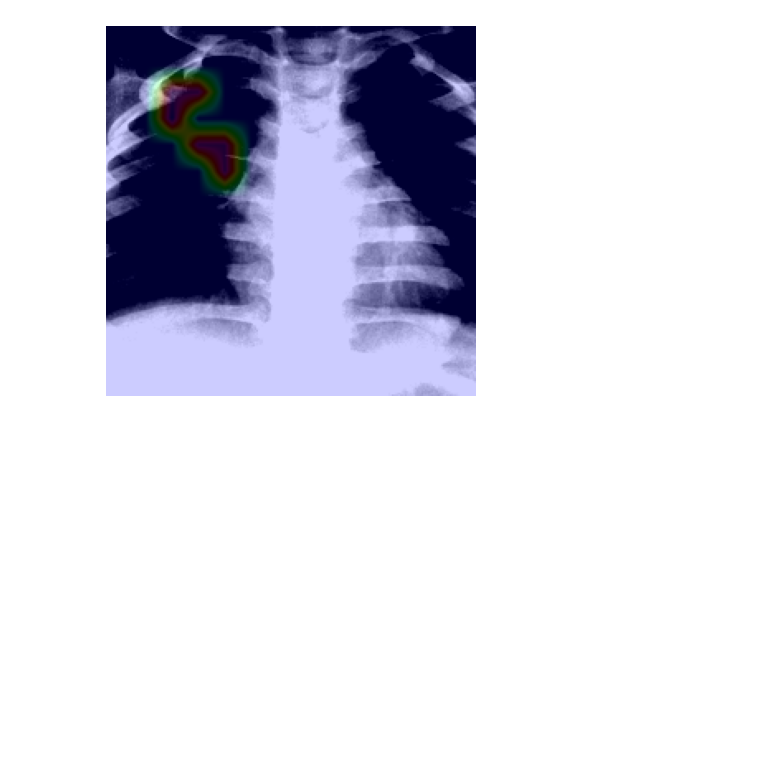
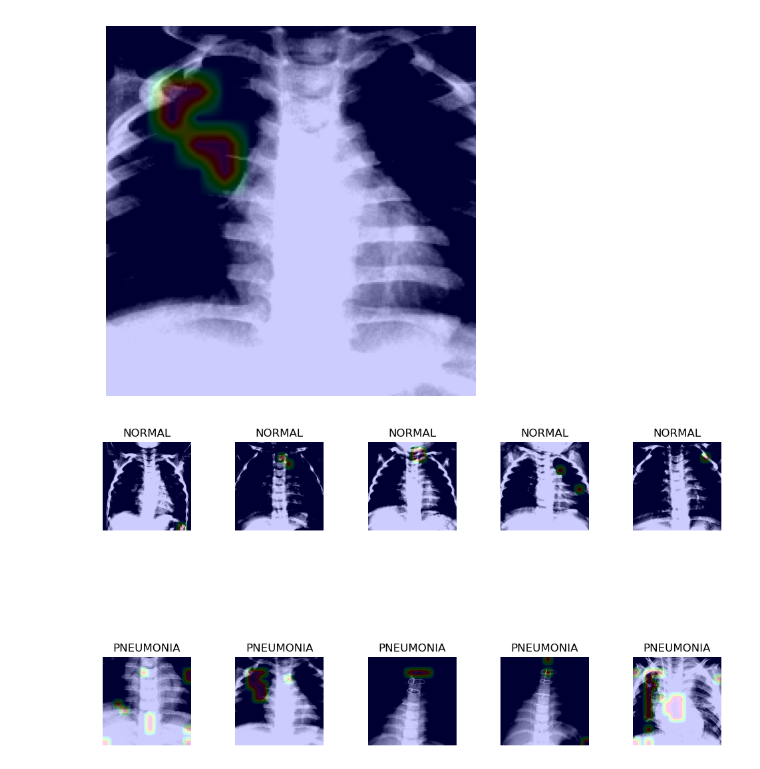
Before and after one commit to jak-ket/ml-for-healthcare, a Jupyter notebook: cnn_grad_cam.ipynb, the cells around one changed output. Drawn from its saved outputs; the diff is of its cells as text; code cells hidden in the pictures; blank space fills up the shorter version.

Commit message:
introduced joint plotting

```diff
--- a/cnn_grad_cam.ipynb
+++ b/cnn_grad_cam.ipynb
@@ -26,13 +26,13 @@ trans0 = transforms.Compose([
 ])
 # %%
 data_for_grad_cam = torchvision.datasets.ImageFolder('archive/chest_xray/plot_grad_cam', transform=trans0)
-dataloader = data.DataLoader(data_for_grad_cam, shuffle=False, batch_size=1)
+dataloader_grad_cam = data.DataLoader(data_for_grad_cam, shuffle=False, batch_size=1)
 # %%
 model_trained = torch.load('models/model.pth')
 # %%
 test_grad_cam = CNN_grad_cam(model_trained)
 # %%
-for i, (img, label) in enumerate(dataloader):
+for i, (img, label) in enumerate(dataloader_grad_cam):
     if i == 6:
         break
 label
@@ -48,3 +48,32 @@ plt.axis('off')
 plt.show()
 # %% [output]
 [figure]
+# %%
+def display_datasets_heatmap(dataloader, n=2, classes=('NORMAL','PNEUMONIA')):
+    # calculate the number of rows and columns for subplots
+    num_rows = 2
+    num_cols = n // 2
+
+    # create the subplots with reduced vertical spacing
+    fig, axs = plt.subplots(num_rows, num_cols, figsize=(12, 7), gridspec_kw={'wspace': .5, 'hspace': 0.5})
+
+    for i, (img, label) in enumerate(dataloader):
+        if i == n:
+            break
+        heatmap = heatmap_grad_cam(test_grad_cam, img)
+        joint_img = heatmap_in_image(img=img, heatmap=heatmap, threshold=0.8, mixture=0.8)
+
+        # calculate the row and column indices for the current subplot
+        row_idx = i // num_cols
+        col_idx = i % num_cols
+
+        # plot the image in the corresponding subplot
+        axs[row_idx, col_idx].imshow(joint_img)
+        axs[row_idx, col_idx].set_title(classes[label])
+        axs[row_idx, col_idx].axis('off')
+
+    plt.show()
+# %%
+display_datasets_heatmap(dataloader_grad_cam, n=10)
+# %% [output]
+[figure, added]
```
